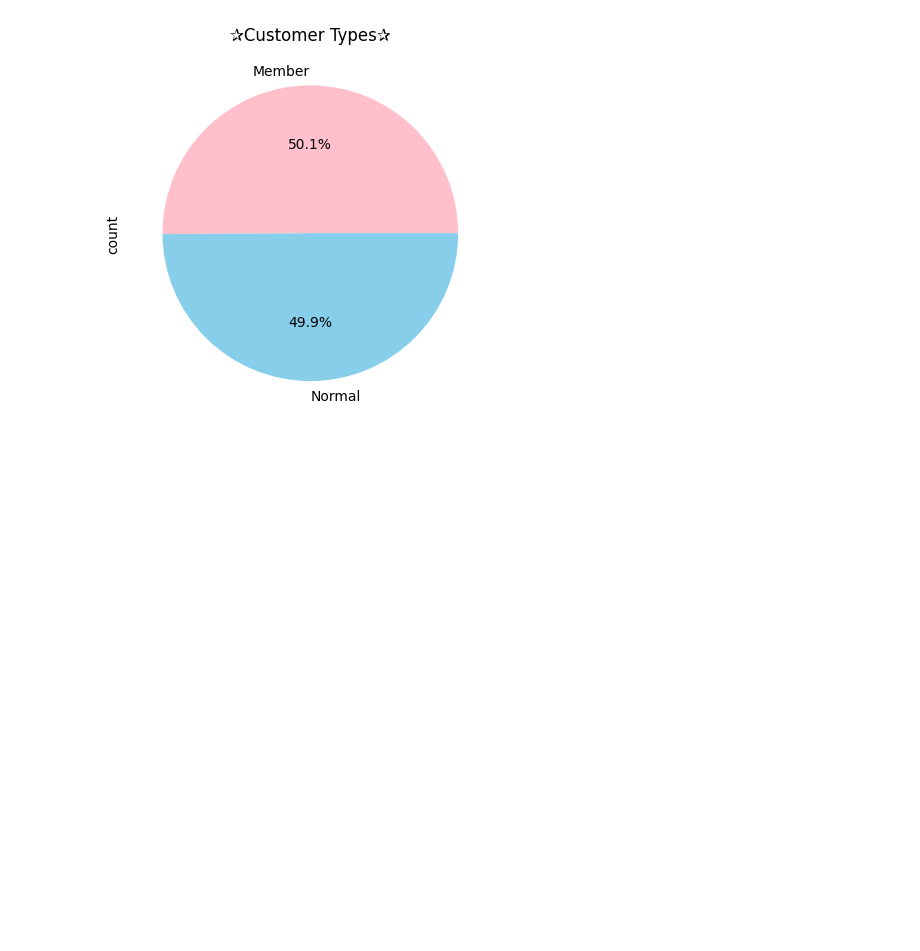
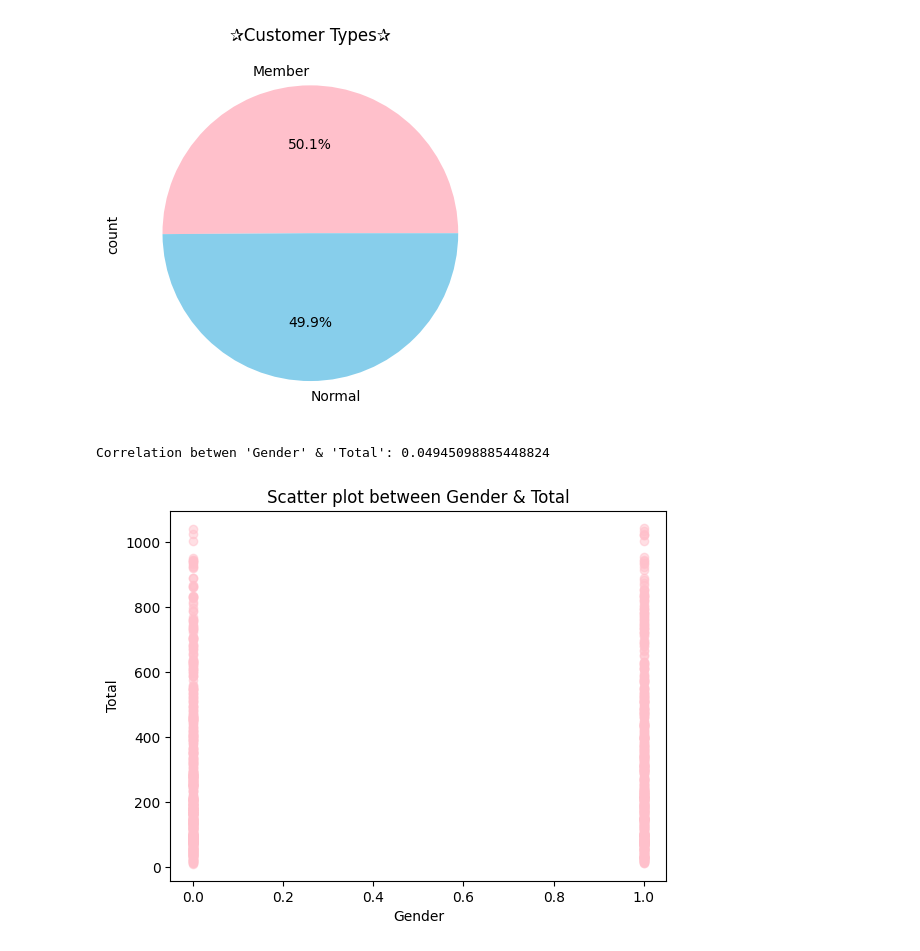
Before and after one commit to irisdev06/Super-Market-Data-Analysis, a Jupyter notebook: SuperNovaMartSalesAnalysis .ipynb, the cells around one changed output. Cells and saved outputs as stored; diff of their text form; code cells hidden in the pictures; blank space fills up the shorter version.

Commit message:
Customer Behavior: Scatter Plot Betwen Gender & Total, Gender-based Total Spending Box Plot

```diff
--- a/SuperNovaMartSalesAnalysis .ipynb
+++ b/SuperNovaMartSalesAnalysis .ipynb
@@ -247,3 +247,5 @@ plt.title("✰Customer Types✰")
 plt.show()
 # %% [output]
 [figure]
+# %%
+data['Gender'] = data['Gender'].map({'Male': 0, 'Female': 1})
@@ -249,0 +254,12 @@ plt.show()
+# %%
+print("Correlation betwen 'Gender' & 'Total':", correlation)
+# %% [output]
+Correlation betwen 'Gender' & 'Total': 0.04945098885448824
+# %%
+plt.scatter(data['Gender'], data['Total'], alpha=0.5, color='pink')
+plt.title('Scatter plot between Gender & Total')
+plt.xlabel('Gender')
+plt.ylabel('Total')
+plt.show()
+# %% [output]
+[figure, added]
```
Also changed, not shown: parts of 2 cells of this notebook.
